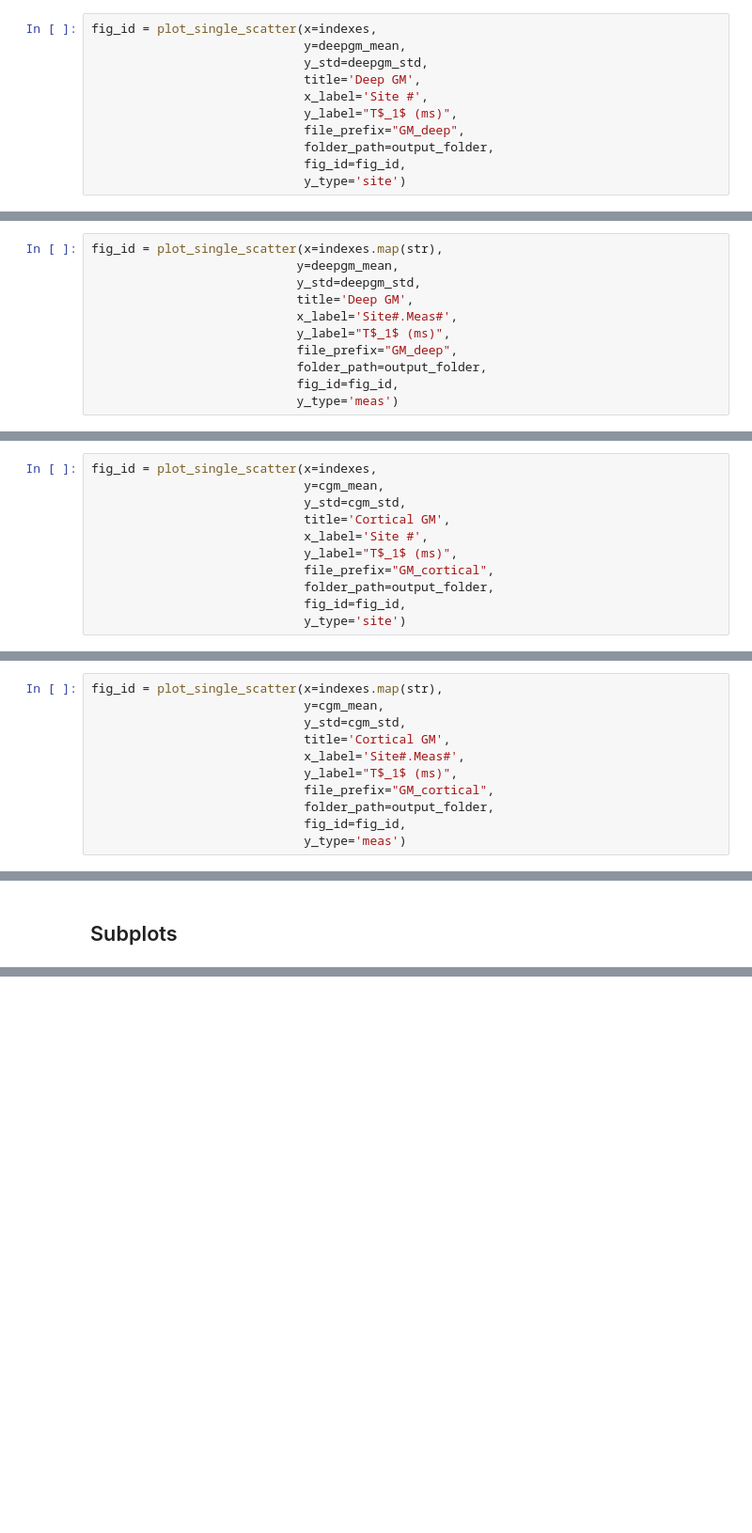
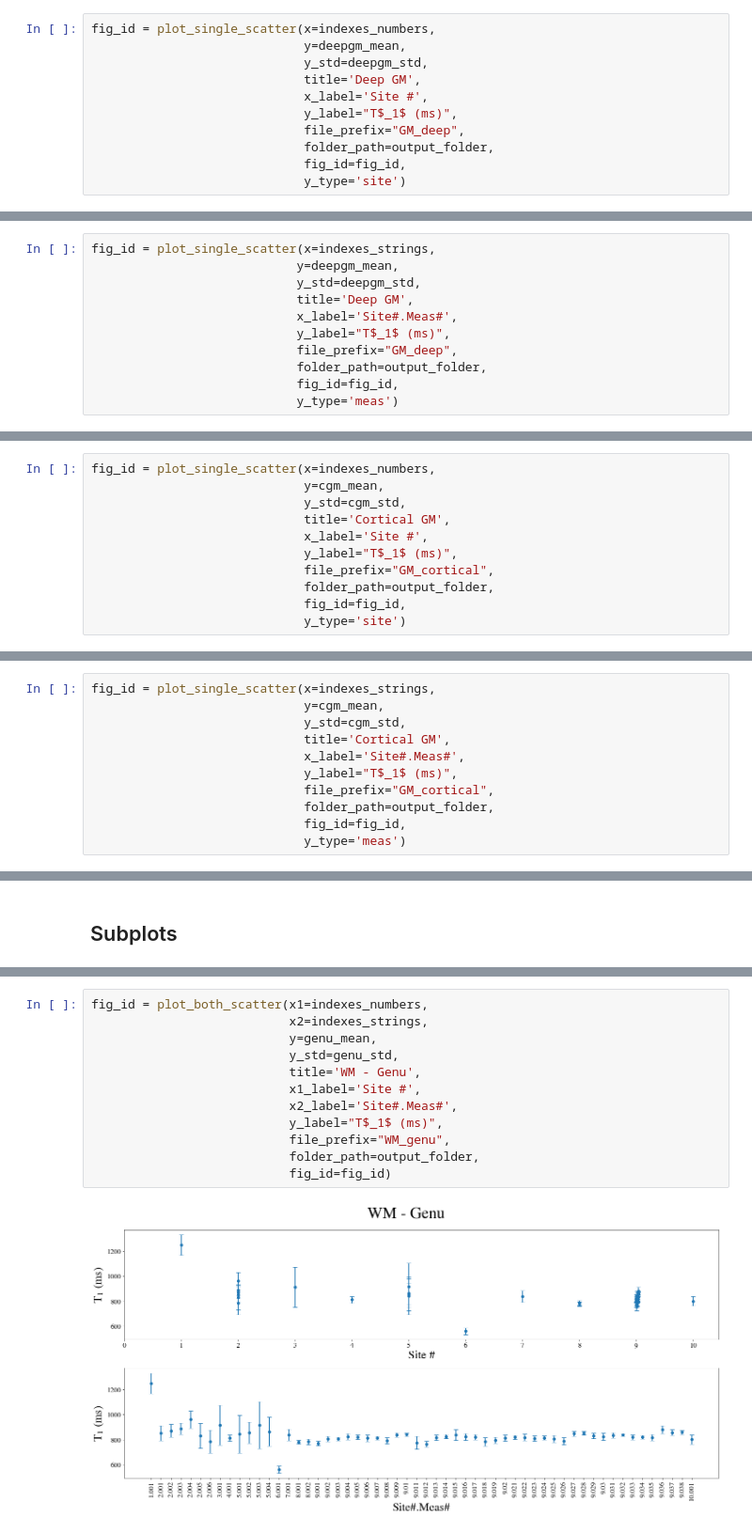
Before and after one commit to rrsg2020/analysis, a Jupyter notebook: 07_wholedataset_scatter_Human.ipynb, the cells around one changed output, grey strips where cells are left out. Shown at 94% size. Saved outputs shown, nothing was run; the diff lists cells and outputs as text; blank space fills up the shorter version.

Commit message:
Add Human scatter plots and finalize notebook

```diff
--- a/07_wholedataset_scatter_Human.ipynb
+++ b/07_wholedataset_scatter_Human.ipynb
@@ -121,7 +159,7 @@ fig_id = plot_single_scatter(x=indexes.map(str),
 # %% [output]
 [figure]
 # %%
-fig_id = plot_single_scatter(x=indexes,
+fig_id = plot_single_scatter(x=indexes_numbers,
                              y=deepgm_mean,
                              y_std=deepgm_std,
                              title='Deep GM',
@@ -134,7 +172,7 @@ fig_id = plot_single_scatter(x=indexes,
 # %% [output]
 [figure]
 # %%
-fig_id = plot_single_scatter(x=indexes.map(str),
+fig_id = plot_single_scatter(x=indexes_strings,
                             y=deepgm_mean,
                             y_std=deepgm_std,
                             title='Deep GM',
@@ -147,7 +185,7 @@ fig_id = plot_single_scatter(x=indexes.map(str),
 # %% [output]
 [figure]
 # %%
-fig_id = plot_single_scatter(x=indexes,
+fig_id = plot_single_scatter(x=indexes_numbers,
                              y=cgm_mean,
                              y_std=cgm_std,
                              title='Cortical GM',
@@ -160,7 +198,7 @@ fig_id = plot_single_scatter(x=indexes,
 # %% [output]
 [figure]
 # %%
-fig_id = plot_single_scatter(x=indexes.map(str),
+fig_id = plot_single_scatter(x=indexes_strings,
                              y=cgm_mean,
                              y_std=cgm_std,
                              title='Cortical GM',
@@ -263,0 +215,14 @@ fig_id = fig_id + 1
+# %%
+fig_id = plot_both_scatter(x1=indexes_numbers,
+                           x2=indexes_strings,
+                           y=genu_mean,
+                           y_std=genu_std,
+                           title='WM - Genu',
+                           x1_label='Site #',
+                           x2_label='Site#.Meas#',
+                           y_label="T$_1$ (ms)",
+                           file_prefix="WM_genu",
+                           folder_path=output_folder,
+                           fig_id=fig_id)
+# %% [output]
+[figure, added]
```
Also changed, not shown: parts of 23 cells of this notebook, 28 other files.
